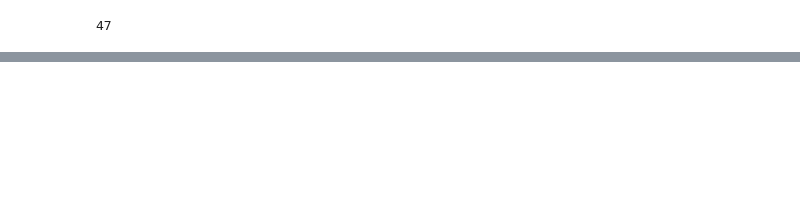
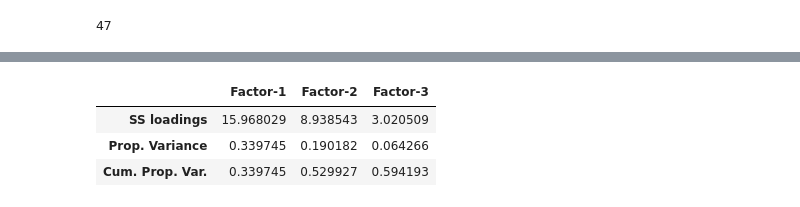
Before and after one commit to pjcroxas/Talent-Retention-in-Railway-Workforce, a Jupyter notebook: Talent_Retention_in_Railway_Workforce.ipynb, the cells around one changed output, grey strips where cells are left out. Saved outputs shown, nothing was run; the diff lists cells and outputs as text; code cells hidden in the pictures; blank space fills up the shorter version.

```diff
--- a/Talent_Retention_in_Railway_Workforce.ipynb
+++ b/Talent_Retention_in_Railway_Workforce.ipynb
@@ -150,0 +171,10 @@ plt.show()
+# %%
+gfv = pd.DataFrame(factor_model.get_factor_variance(),
+                   columns=["Factor-1", "Factor-2", "Factor-3"],
+                   index=["SS loadings", "Prop. Variance", "Cum. Prop. Var."])
+gfv
+# %% [output]
+|  | Factor-1 | Factor-2 | Factor-3 |
+| SS loadings | 15.968029 | 8.938543 | 3.020509 |
+| Prop. Variance | 0.339745 | 0.190182 | 0.064266 |
+| Cum. Prop. Var. | 0.339745 | 0.529927 | 0.594193 |
```
Also changed, not shown: parts of 18 cells of this notebook.
